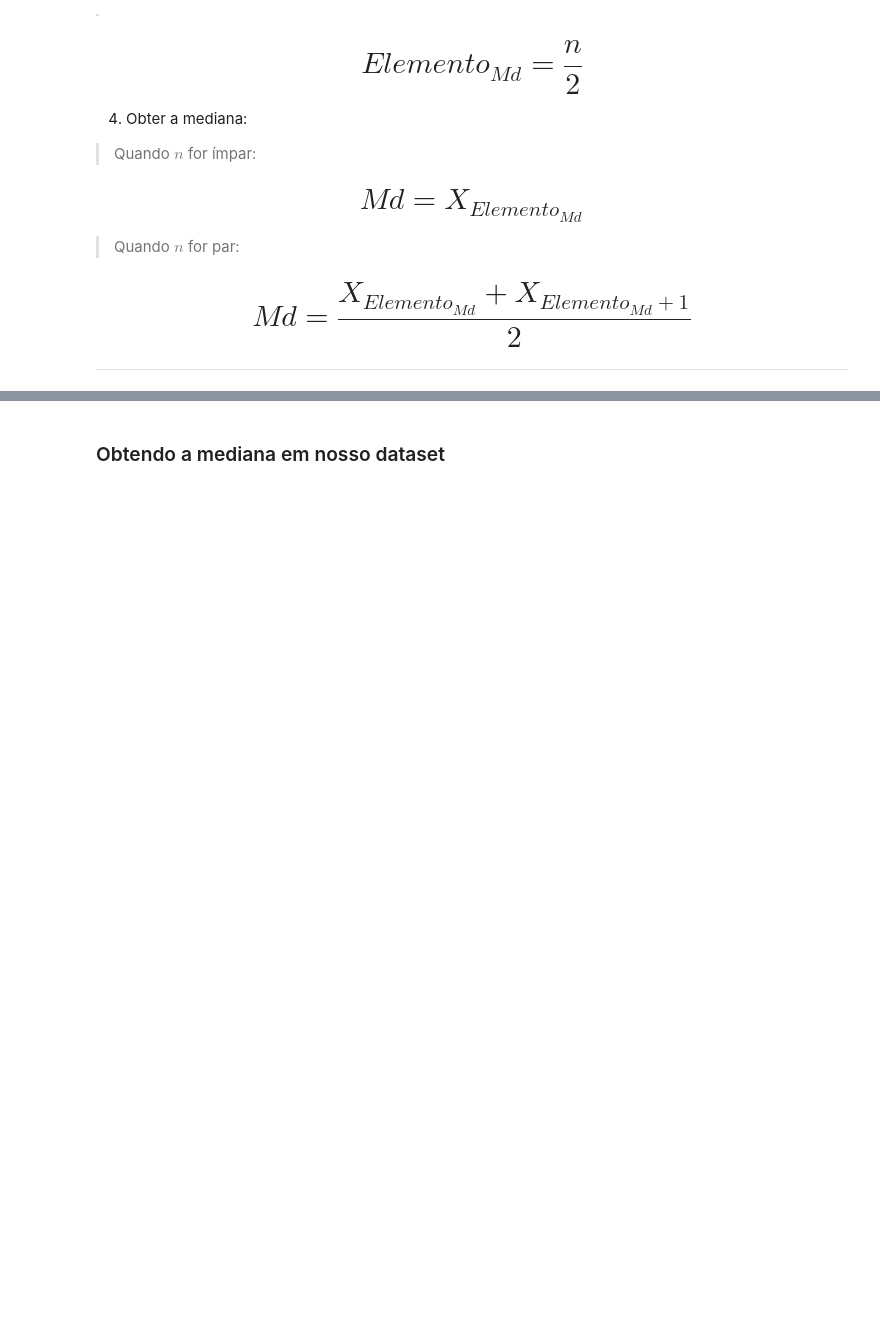
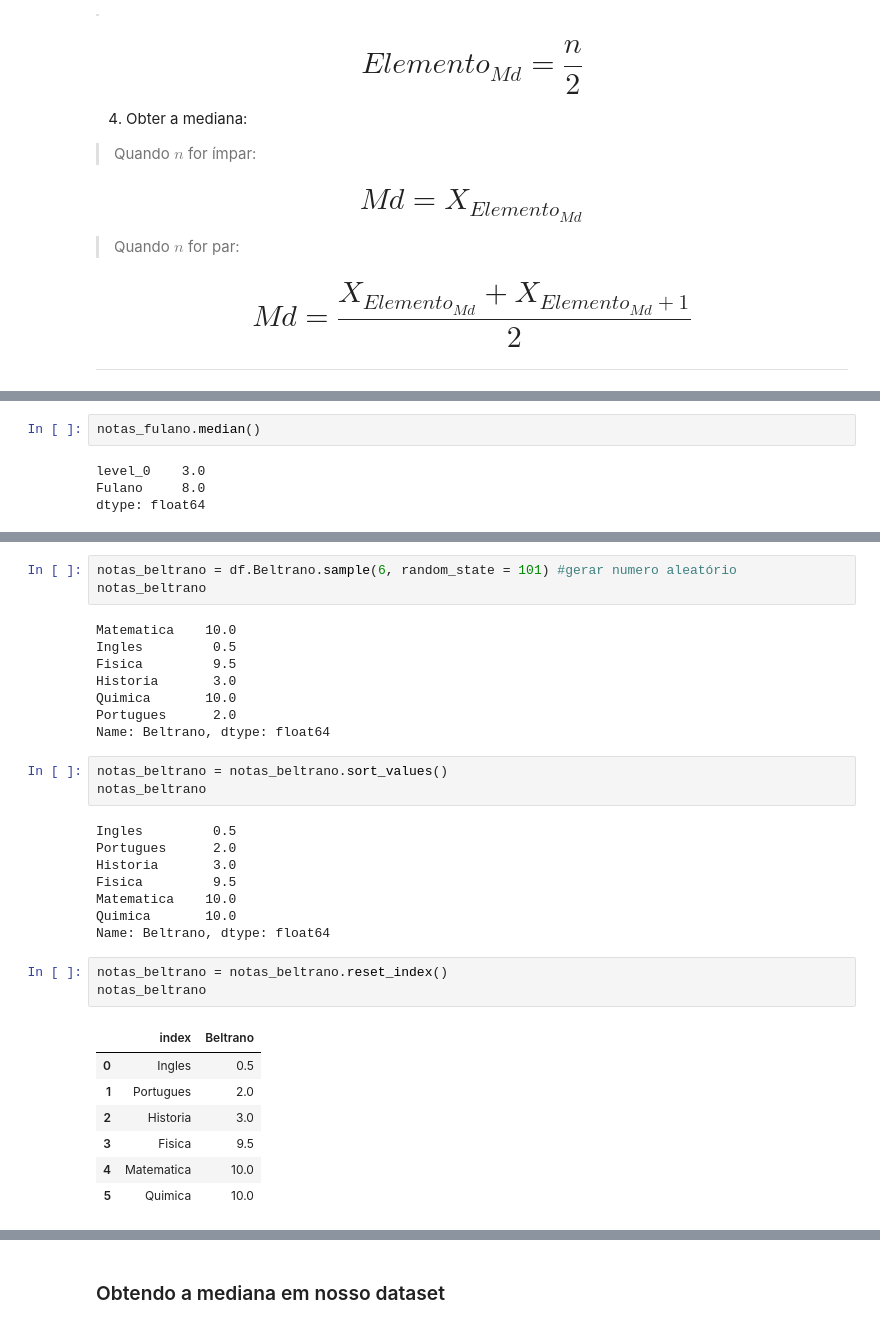
Before and after one commit to weslleysribeiro/python_statistics, a Jupyter notebook: Curso_de_Estatística_Parte_1.ipynb, the cells around one changed output, grey strips where cells are left out. Cells and saved outputs as stored; diff of their text form; blank space fills up the shorter version.

Commit message:
Median

```diff
--- a/Curso_de_Estatística_Parte_1.ipynb
+++ b/Curso_de_Estatística_Parte_1.ipynb
@@ -621,4 +674,43 @@ Para obtermos a mediana de uma conjunto de dados devemos proceder da seguinte ma
+# %%
+notas_fulano.median()
+# %% [output]
+level_0    3.0
+Fulano     8.0
+dtype: float64
 # %% [markdown]
 ### Exemplo 2 - n par
 
 <img src='https://caelum-online-public.s3.amazonaws.com/1177-estatistica-parte1/01/img003.png' width='50%' style="float:left">
+# %%
+notas_beltrano = df.Beltrano.sample(6, random_state = 101) #gerar numero aleatório
+notas_beltrano
+# %% [output]
+Matematica    10.0
+Ingles         0.5
+Fisica         9.5
+Historia       3.0
+Quimica       10.0
+Portugues      2.0
+Name: Beltrano, dtype: float64
+# %%
+notas_beltrano = notas_beltrano.sort_values()
+notas_beltrano
+# %% [output]
+Ingles         0.5
+Portugues      2.0
+Historia       3.0
+Fisica         9.5
+Matematica    10.0
+Quimica       10.0
+Name: Beltrano, dtype: float64
+# %%
+notas_beltrano = notas_beltrano.reset_index()
+notas_beltrano
+# %% [output]
+|  | index | Beltrano |
+| 0 | Ingles | 0.5 |
+| 1 | Portugues | 2.0 |
+| 2 | Historia | 3.0 |
+| 3 | Fisica | 9.5 |
+| 4 | Matematica | 10.0 |
+| 5 | Quimica | 10.0 |
```
Also changed, not shown: parts of 12 cells of this notebook.
